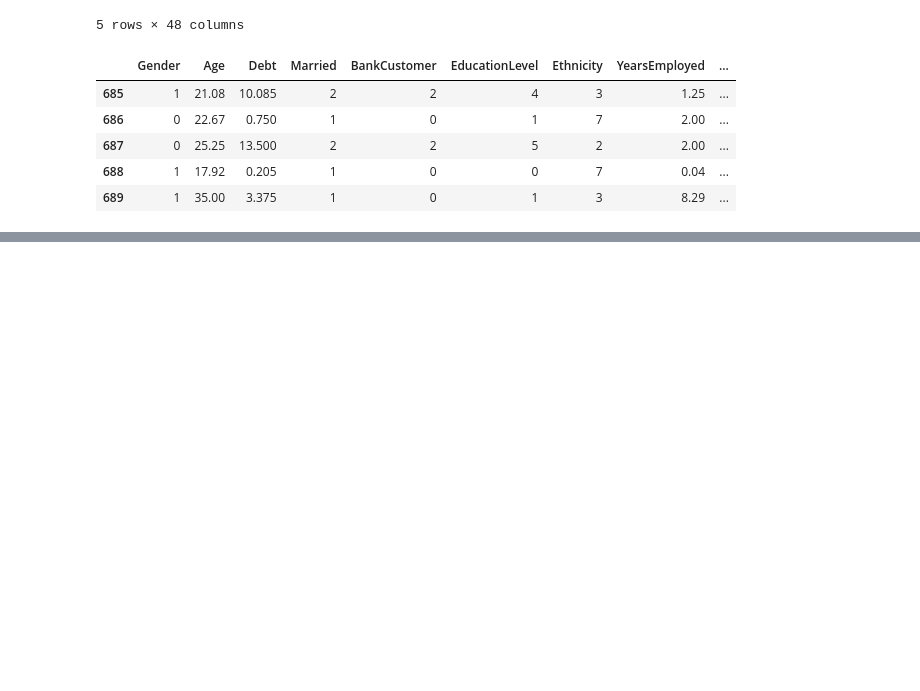
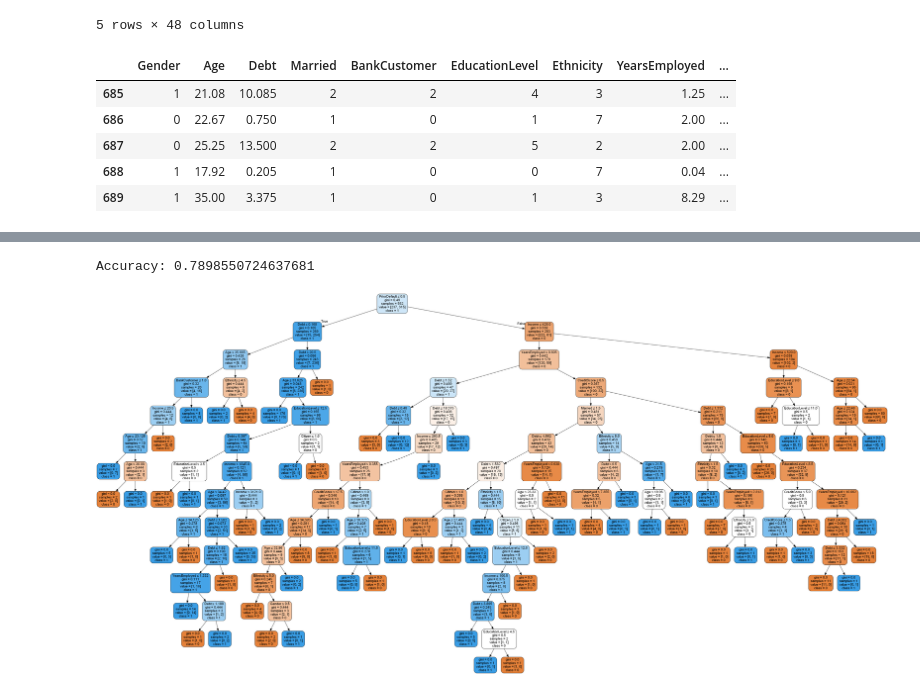
Before and after one commit to GhislainAdon/Project-3--Predicting-Credit-Card-Approval, a Jupyter notebook: CreditApproval.ipynb, the cells around one changed output, grey strips where cells are left out. Drawn from its saved outputs; the diff is of its cells as text; code cells hidden in the pictures; blank space fills up the shorter version.

Commit message:
Added decision tree

```diff
--- a/CreditApproval.ipynb
+++ b/CreditApproval.ipynb
@@ -75,12 +75,12 @@ imputeWithMode(credit)
 # %%
 
 from sklearn.preprocessing import LabelEncoder
-le = LabelEncoder()
+LE = LabelEncoder()
 # # Looping for each object type column
 #Using label encoder to convert into numeric types
 for col in credit:
     if credit[col].dtypes=='object':
-        credit[col]=le.fit_transform(credit[col])
+        credit[col]=LE.fit_transform(credit[col])
 # %%
 credit.tail()
 # %% [output]
@@ -92,0 +95,14 @@ credit.tail()
+# %%
+from sklearn.model_selection import train_test_split
+# remove irrelevant features
+credit = credit.drop(['DriversLicense', 'ZipCode'], axis=1)
+credit = credit.values
+# %%
+# Creating new variable to input features and labels
+X,y = credit[:,0:13] , credit[:,13]
+
+# Spliting the data into training and testing sets
+X_train, X_test, y_train, Y_test = train_test_split(X,
+                                y,
+                                test_size=0.2,
+                                random_state=42)
@@ -92,0 +119,31 @@ credit.tail()
+# %%
+#decision trees
+from sklearn.model_selection import cross_val_score
+from sklearn.tree import DecisionTreeClassifier
+from sklearn import metrics
+clf = DecisionTreeClassifier()
+clf = clf.fit(X_train, y_train)
+y_pred = clf.predict(X_test)
+# %%
+#model accuracy
+print("Accuracy:", metrics.accuracy_score(Y_test, y_pred))
+# %% [output]
+Accuracy: 0.7898550724637681
+# %%
+#graphing the decision tree
+from sklearn.tree import export_graphviz
+from sklearn.externals.six import StringIO
+from IPython.display import display, Image
+import pydotplus
+
+feature_cols = ['Gender','Age','Debt','Married','BankCustomer','EducationLevel','Ethnicity','YearsEmployed','PriorDefault','Employed','CreditScore','Citizen','Income']
+
+dot_data = StringIO()
+export_graphviz(clf, out_file = dot_data,
+                filled=True, rounded=True,
+               special_characters=True, feature_names = feature_cols,class_names=['0','1'])
+graph = pydotplus.graph_from_dot_data(dot_data.getvalue())
+graph.write_png('credit.png')
+Image(graph.create_png())
+# %% [output]
+[figure, added]
```
Also changed, not shown: parts of 3 cells of this notebook, 1 other file.
